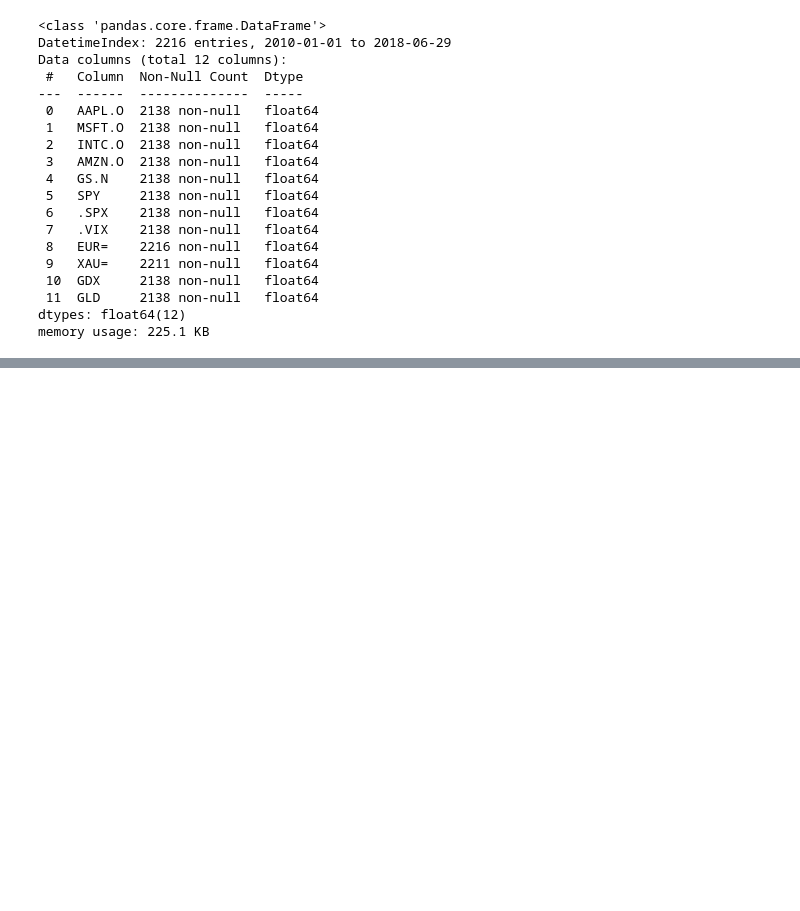
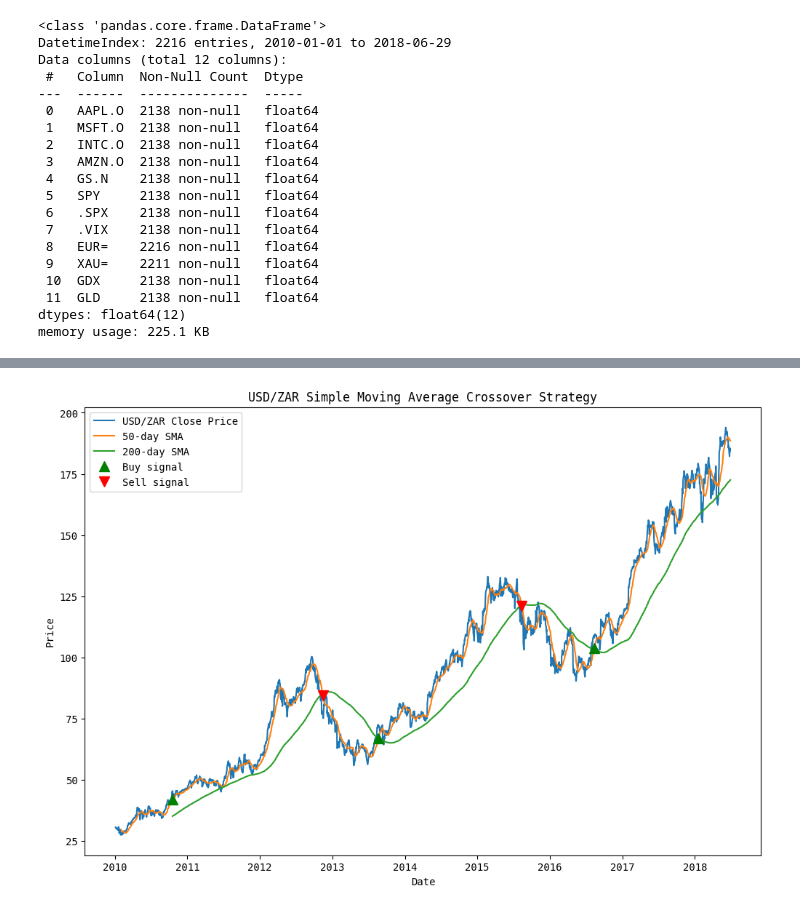
Before and after one commit to newsesame/GeneticAlgo_MovingAverageStrat, a Jupyter notebook: SMA.ipynb, the cells around one changed output, grey strips where cells are left out. Cells and saved outputs as stored; diff of their text form; code cells hidden in the pictures; blank space fills up the shorter version.

```diff
--- a/SMA.ipynb
+++ b/SMA.ipynb
@@ -101,4 +82,0 @@ ax.get_legend().set_bbox_to_anchor((0.25, 0.85))
-# %%
-
-data['Returns'] = np.log(data[symbol]/ data[symbol].shift(1))
-data
@@ -120,3 +82,0 @@ data
-# %%
-data['Strategy'] = data['Position'].shift(1) * data['Returns']
-data
@@ -148,3 +82,0 @@ data.round(4).head()
-# %%
-data.dropna(inplace=True)
-data
@@ -286,0 +89,6 @@ KeyError: 'Close'
+# %%
+# Generate trading signals based on moving average crossover
+data['Signal'] = 0
+data['Signal'][SMA1:] = data["SMA1"][SMA1:] > data['SMA2'][SMA1:]
+data['Position'] = data['Signal'].diff()
+data.head()
@@ -286,0 +117,15 @@ KeyError: 'Close'
+# %%
+# Visualising the signals
+plt.figure(figsize=(12, 8))
+plt.plot(data['Close'], label='USD/ZAR Close Price')
+plt.plot(data['SMA1'], label='50-day SMA')
+plt.plot(data['SMA2'], label='200-day SMA')
+plt.plot(data[data['Position'] == 1].index, data['SMA1'][data['Position'] == 1], '^', markersize=10, color='g', label='Buy signal')
+plt.plot(data[data['Position'] == -1].index, data['SMA1'][data['Position'] == -1], 'v', markersize=10, color='r', label='Sell signal')
+plt.title('USD/ZAR Simple Moving Average Crossover Strategy')
+plt.xlabel('Date')
+plt.ylabel('Price')
+plt.legend()
+plt.show()
+# %% [output]
+[figure, added]
```
Also changed, not shown: parts of 24 cells of this notebook, 5 other files.
